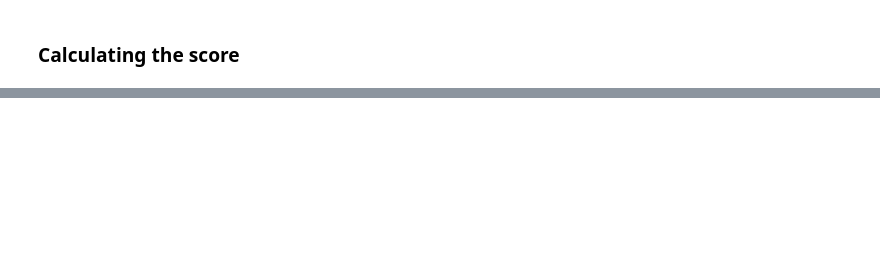
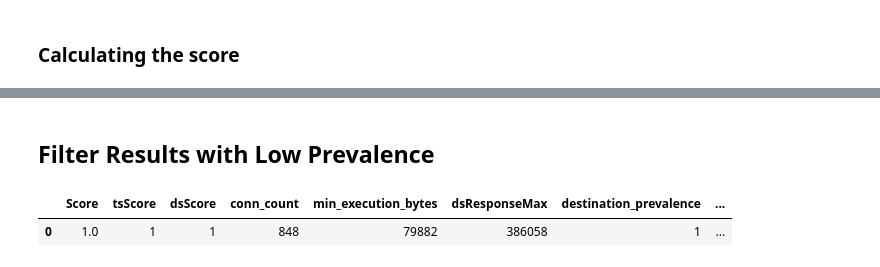
Before and after one commit to Cyb3r-Monk/ACCD, a Jupyter notebook: AC&CD.ipynb, the cells around one changed output, grey strips where cells are left out. Drawn from its saved outputs; the diff is of its cells as text; code cells hidden in the pictures; blank space fills up the shorter version.

Commit message:
Prevalence and dsResponse Feature

```diff
--- a/AC&CD.ipynb
+++ b/AC&CD.ipynb
@@ -221,7 +222,7 @@ def calc_int_conn_count(deltas: list) -> int:
 # %%
 # interactivity_duration: seconds
 # min_required_conn_count: minimum number of connections required to be considered as a valid beacon
-http_df['interactivity_duration'] = http_df['deltas'].apply(lambda x: calc_duration(x))
+http_df['interactivity_duration'] = http_df['deltas'].apply(lambda x: calc_int_duration(x))
 http_df['interactivity_conn_count'] = http_df['deltas'].apply(lambda x: calc_int_conn_count(x))
 http_df.head(2)
 # %% [output]
@@ -243,3 +248,11 @@ http_df.head()
+# %%
+min_execution_count = 10
+min_execution_bytes_threshold = 20000
+# min_execution_bytes : the last 15th largest value in the list
+http_df['min_execution_bytes'] = http_df[f_received_bytes].apply(lambda x: sorted(x)[-min_execution_count])
+
+# remove the false positives
+http_df = http_df.query("min_execution_bytes > @min_execution_bytes_threshold")
 # %% [markdown]
 ### Calculating the score
 # %%
@@ -285,3 +298,4 @@ http_df.sort_values(by= 'Score', ascending=False, inplace=True, ignore_index=Tru
 # %%
-http_df[columns_to_display].query("Score > 0.85")
+http_df = http_df.query("Score > 0.85")
+http_df.head()
 # %% [output]
@@ -289,0 +308,8 @@ http_df[columns_to_display].query("Score > 0.85")
+# %%
+# define columns for prevalnce calculation
+# Example: count of distinct source IPs for a destination IP AND destination host
+f_prevalence_src_group = f_src_ip # use only one column (src_ip, src_host, src_user, etc.)
+f_prevalence_dst_group = f_dst_host
+dst_prevalence = http_df.groupby(f_prevalence_dst_group)[f_prevalence_src_group].nunique().to_frame().reset_index().rename(columns={f_prevalence_src_group: 'destination_prevalence'})
+http_df = http_df.merge(dst_prevalence, on=f_prevalence_dst_group, how='left')
+http_df.head()
@@ -289,0 +320,7 @@ http_df[columns_to_display].query("Score > 0.85")
+# %% [markdown]
+## Filter Results with Low Prevalence
+# %%
+http_df[columns_to_display].query("destination_prevalence < 5")
+# %% [output]
+|  | Score | tsScore | dsScore | conn_count | min_execution_bytes | dsResponseMax | destination_prevalence | ... |
+| 0 | 1.0 | 1 | 1 | 848 | 79882 | 386058 | 1 | ... |
```
Also changed, not shown: parts of 8 cells of this notebook.
